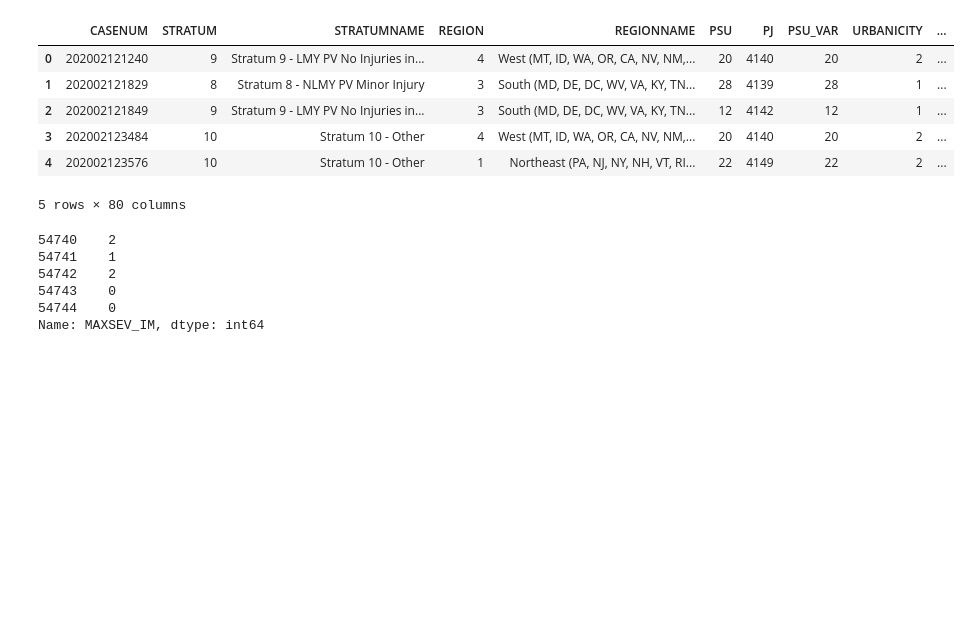
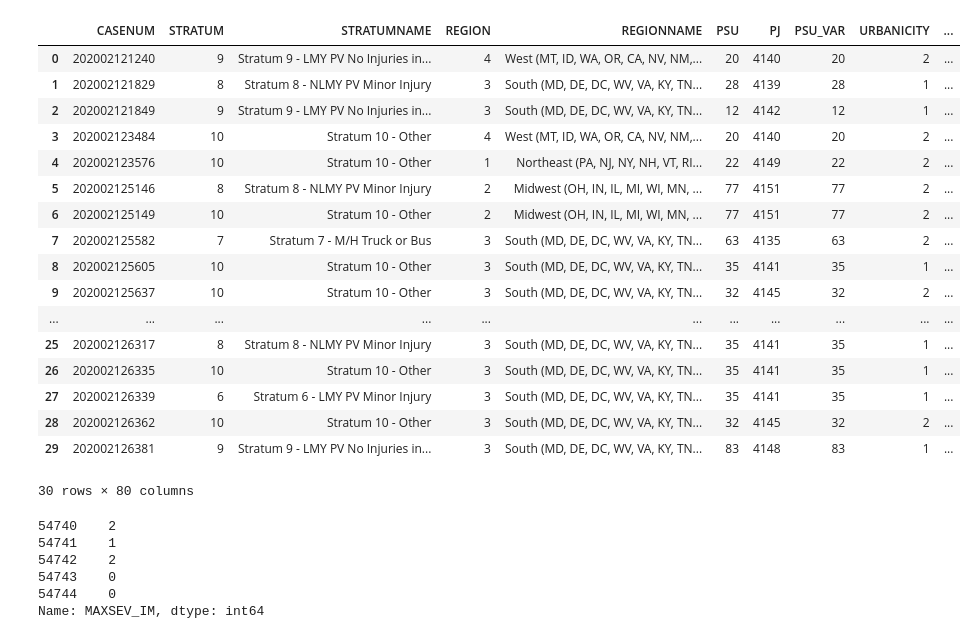
Before and after one commit to AmberMiller15/DV-Proj-2023, a Jupyter notebook: ML Model/accident_ml.ipynb, the cells around one changed output. Drawn from its saved outputs; the diff is of its cells as text; code cells hidden in the pictures; blank space fills up the shorter version.

```diff
--- a/ML Model/accident_ml.ipynb
+++ b/ML Model/accident_ml.ipynb
@@ -14,17 +14,28 @@ from sklearn.metrics import accuracy_score
 # %%
 # import data and create dataframe
 # current path uses preliminary accident file and not real data output including vehicles
 data = Path('Resources/accident.csv')
 df = pd.read_csv(data)
-df.head(5)
+df.head(30)
 # %% [output]
 |  | CASENUM | STRATUM | STRATUMNAME | REGION | REGIONNAME | PSU | PJ | PSU_VAR | URBANICITY | ... |
 | 0 | 202002121240 | 9 | Stratum 9 - LMY PV No Injuries in... | 4 | West (MT, ID, WA, OR, CA, NV, NM,... | 20 | 4140 | 20 | 2 | ... |
 | 1 | 202002121829 | 8 | Stratum 8 - NLMY PV Minor Injury | 3 | South (MD, DE, DC, WV, VA, KY, TN... | 28 | 4139 | 28 | 1 | ... |
 | 2 | 202002121849 | 9 | Stratum 9 - LMY PV No Injuries in... | 3 | South (MD, DE, DC, WV, VA, KY, TN... | 12 | 4142 | 12 | 1 | ... |
 | 3 | 202002123484 | 10 | Stratum 10 - Other | 4 | West (MT, ID, WA, OR, CA, NV, NM,... | 20 | 4140 | 20 | 2 | ... |
 | 4 | 202002123576 | 10 | Stratum 10 - Other | 1 | Northeast (PA, NJ, NY, NH, VT, RI... | 22 | 4149 | 22 | 2 | ... |
+| 5 | 202002125146 | 8 | Stratum 8 - NLMY PV Minor Injury | 2 | Midwest (OH, IN, IL, MI, WI, MN, ... | 77 | 4151 | 77 | 2 | ... |
+| 6 | 202002125149 | 10 | Stratum 10 - Other | 2 | Midwest (OH, IN, IL, MI, WI, MN, ... | 77 | 4151 | 77 | 2 | ... |
+| 7 | 202002125582 | 7 | Stratum 7 - M/H Truck or Bus | 3 | South (MD, DE, DC, WV, VA, KY, TN... | 63 | 4135 | 63 | 2 | ... |
+| 8 | 202002125605 | 10 | Stratum 10 - Other | 3 | South (MD, DE, DC, WV, VA, KY, TN... | 35 | 4141 | 35 | 1 | ... |
+| 9 | 202002125637 | 10 | Stratum 10 - Other | 3 | South (MD, DE, DC, WV, VA, KY, TN... | 32 | 4145 | 32 | 2 | ... |
+| ... | ... | ... | ... | ... | ... | ... | ... | ... | ... | ... |
+| 25 | 202002126317 | 8 | Stratum 8 - NLMY PV Minor Injury | 3 | South (MD, DE, DC, WV, VA, KY, TN... | 35 | 4141 | 35 | 1 | ... |
+| 26 | 202002126335 | 10 | Stratum 10 - Other | 3 | South (MD, DE, DC, WV, VA, KY, TN... | 35 | 4141 | 35 | 1 | ... |
+| 27 | 202002126339 | 6 | Stratum 6 - LMY PV Minor Injury | 3 | South (MD, DE, DC, WV, VA, KY, TN... | 35 | 4141 | 35 | 1 | ... |
+| 28 | 202002126362 | 10 | Stratum 10 - Other | 3 | South (MD, DE, DC, WV, VA, KY, TN... | 32 | 4145 | 32 | 2 | ... |
+| 29 | 202002126381 | 9 | Stratum 9 - LMY PV No Injuries in... | 3 | South (MD, DE, DC, WV, VA, KY, TN... | 83 | 4148 | 83 | 1 | ... |
-5 rows × 80 columns
+30 rows × 80 columns
 # %%
 # separate targets
 
```
Also changed, not shown: parts of 7 cells of this notebook.
